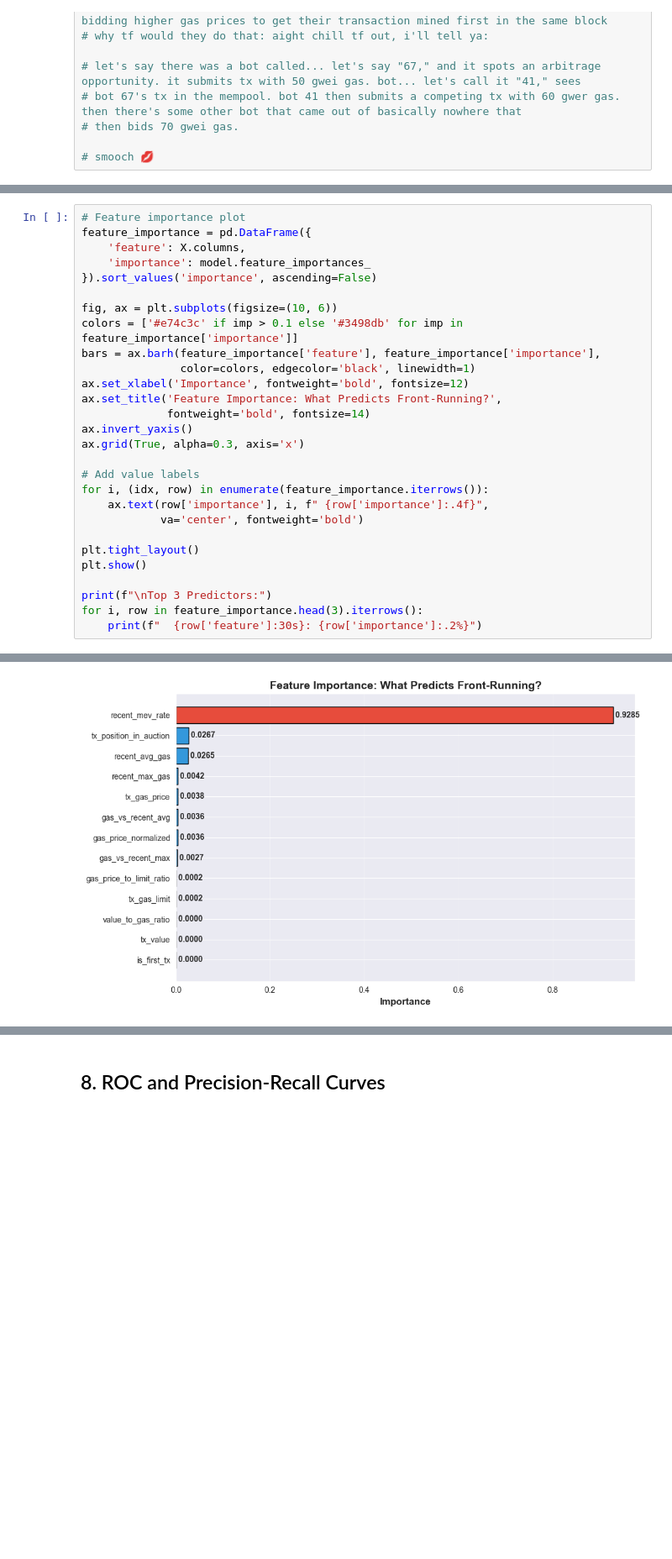
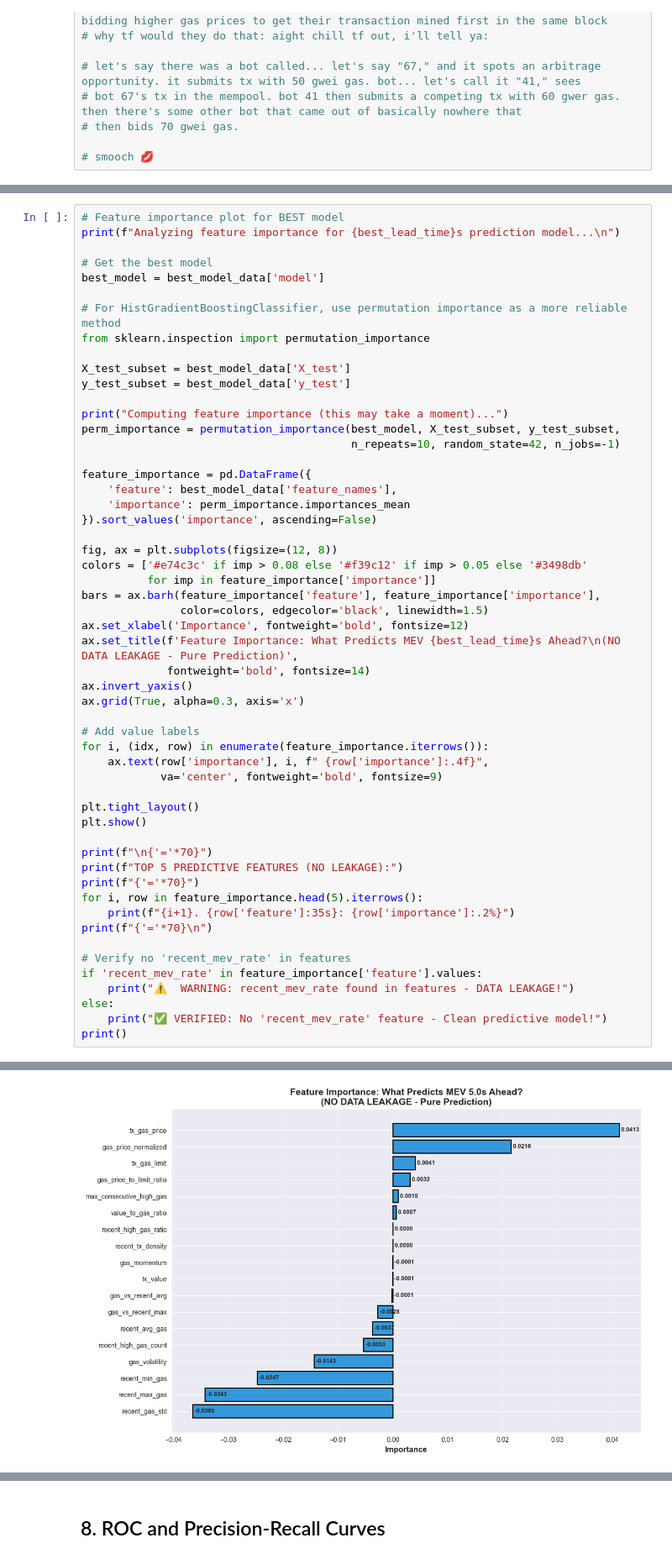
Before and after one commit to blopezleon/Front_Running_Detection_Displacement, a Jupyter notebook: train_and_visualize_model.ipynb, the cells around one changed output, grey strips where cells are left out. Shown at 84% size. Saved outputs shown, nothing was run; the diff lists cells and outputs as text; blank space fills up the shorter version.

Commit message:
scientifically sound models

```diff
--- a/train_and_visualize_model.ipynb
+++ b/train_and_visualize_model.ipynb
@@ -222,16 +461,32 @@ print(f"  F1-Score: {metrics['F1-Score']:.2%}")
 # %%
-# Feature importance plot
+# Feature importance plot for BEST model
+print(f"Analyzing feature importance for {best_lead_time}s prediction model...\n")
+
+# Get the best model
+best_model = best_model_data['model']
+
+# For HistGradientBoostingClassifier, use permutation importance as a more reliable method
+from sklearn.inspection import permutation_importance
+
+X_test_subset = best_model_data['X_test']
+y_test_subset = best_model_data['y_test']
+
+print("Computing feature importance (this may take a moment)...")
+perm_importance = permutation_importance(best_model, X_test_subset, y_test_subset,
+                                         n_repeats=10, random_state=42, n_jobs=-1)
+
 feature_importance = pd.DataFrame({
-    'feature': X.columns,
-    'importance': model.feature_importances_
+    'feature': best_model_data['feature_names'],
+    'importance': perm_importance.importances_mean
 }).sort_values('importance', ascending=False)
 
-fig, ax = plt.subplots(figsize=(10, 6))
-colors = ['#e74c3c' if imp > 0.1 else '#3498db' for imp in feature_importance['importance']]
+fig, ax = plt.subplots(figsize=(12, 8))
+colors = ['#e74c3c' if imp > 0.08 else '#f39c12' if imp > 0.05 else '#3498db'
+          for imp in feature_importance['importance']]
 bars = ax.barh(feature_importance['feature'], feature_importance['importance'],
-               color=colors, edgecolor='black', linewidth=1)
+               color=colors, edgecolor='black', linewidth=1.5)
 ax.set_xlabel('Importance', fontweight='bold', fontsize=12)
-ax.set_title('Feature Importance: What Predicts Front-Running?',
+ax.set_title(f'Feature Importance: What Predicts MEV {best_lead_time}s Ahead?\n(NO DATA LEAKAGE - Pure Prediction)',
              fontweight='bold', fontsize=14)
 ax.invert_yaxis()
 ax.grid(True, alpha=0.3, axis='x')
@@ -239,12 +494,22 @@ ax.grid(True, alpha=0.3, axis='x')
 # Add value labels
 for i, (idx, row) in enumerate(feature_importance.iterrows()):
     ax.text(row['importance'], i, f" {row['importance']:.4f}",
-            va='center', fontweight='bold')
+            va='center', fontweight='bold', fontsize=9)
 
 plt.tight_layout()
 plt.show()
 
-print(f"\nTop 3 Predictors:")
-for i, row in feature_importance.head(3).iterrows():
-    print(f"  {row['feature']:30s}: {row['importance']:.2%}")
+print(f"\n{'='*70}")
+print(f"TOP 5 PREDICTIVE FEATURES (NO LEAKAGE):")
+print(f"{'='*70}")
+for i, row in feature_importance.head(5).iterrows():
+    print(f"{i+1}. {row['feature']:35s}: {row['importance']:.2%}")
+print(f"{'='*70}\n")
+
+# Verify no 'recent_mev_rate' in features
+if 'recent_mev_rate' in feature_importance['feature'].values:
+    print("⚠️  WARNING: recent_mev_rate found in features - DATA LEAKAGE!")
+else:
+    print("✅ VERIFIED: No 'recent_mev_rate' feature - Clean predictive model!")
+print()
 # %% [output]
@@ -251 +519 @@ for i, row in feature_importance.head(3).iterrows():
-[figure, old version]
+[figure, new version]
```
Also changed, not shown: parts of 12 cells of this notebook, 2 other files.
